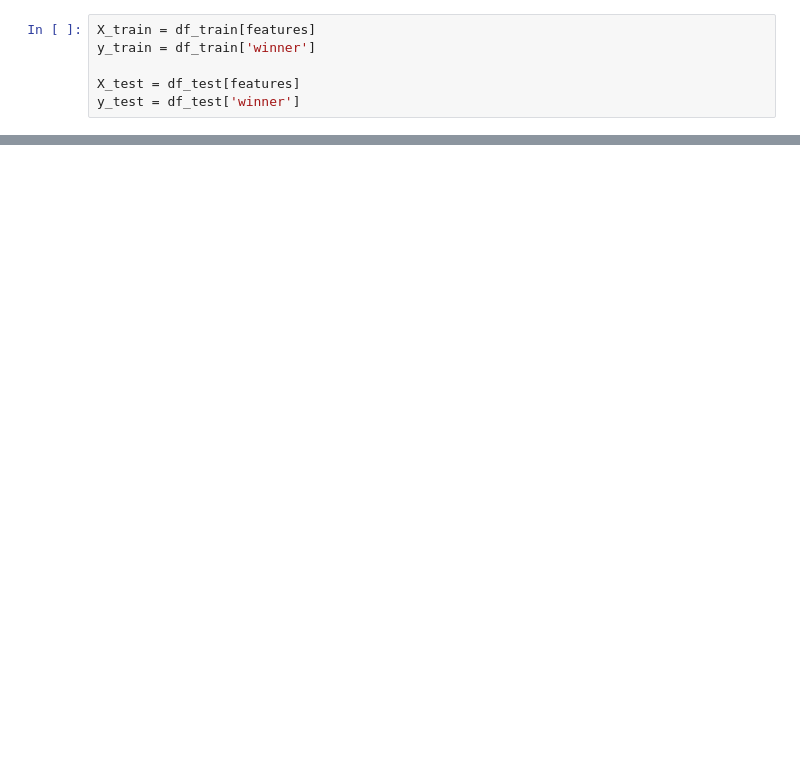
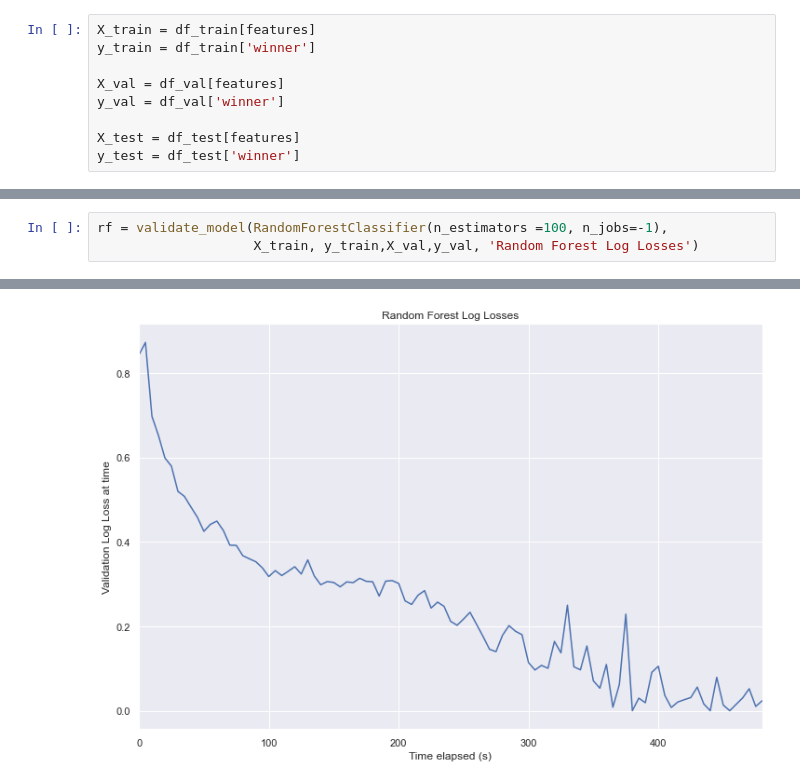
Before and after one commit to nathaniel-speiser/melee-predicter, a Jupyter notebook: Model Testing.ipynb, the cells around one changed output, grey strips where cells are left out. Cells and saved outputs as stored; diff of their text form; blank space fills up the shorter version.

```diff
--- a/Model Testing.ipynb
+++ b/Model Testing.ipynb
@@ -70,5 +99,8 @@ df_train, df_test = train_test_split(df, test_size=0.25, random_state=42)
 X_train = df_train[features]
 y_train = df_train['winner']
 
+X_val = df_val[features]
+y_val = df_val['winner']
+
 X_test = df_test[features]
 y_test = df_test['winner']
@@ -110,0 +117,4 @@ print(accuracy_score(y_test,y_pred))
+# %%
+rf = validate_model(RandomForestClassifier(n_estimators =100, n_jobs=-1),
+                    X_train, y_train,X_val,y_val, 'Random Forest Log Losses')
+# %% [output]
@@ -110,0 +125 @@ print(accuracy_score(y_test,y_pred))
+[figure, added]
```
Also changed, not shown: parts of 73 cells of this notebook, 11 other files.
